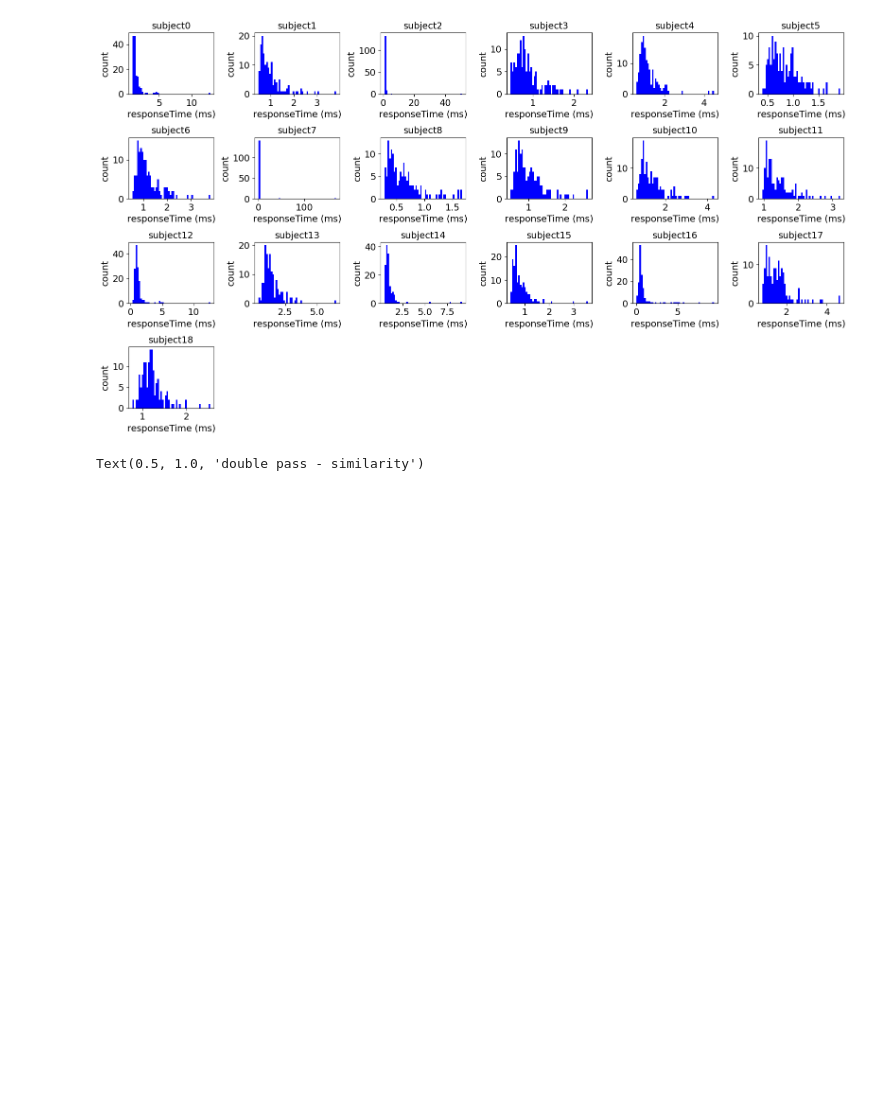
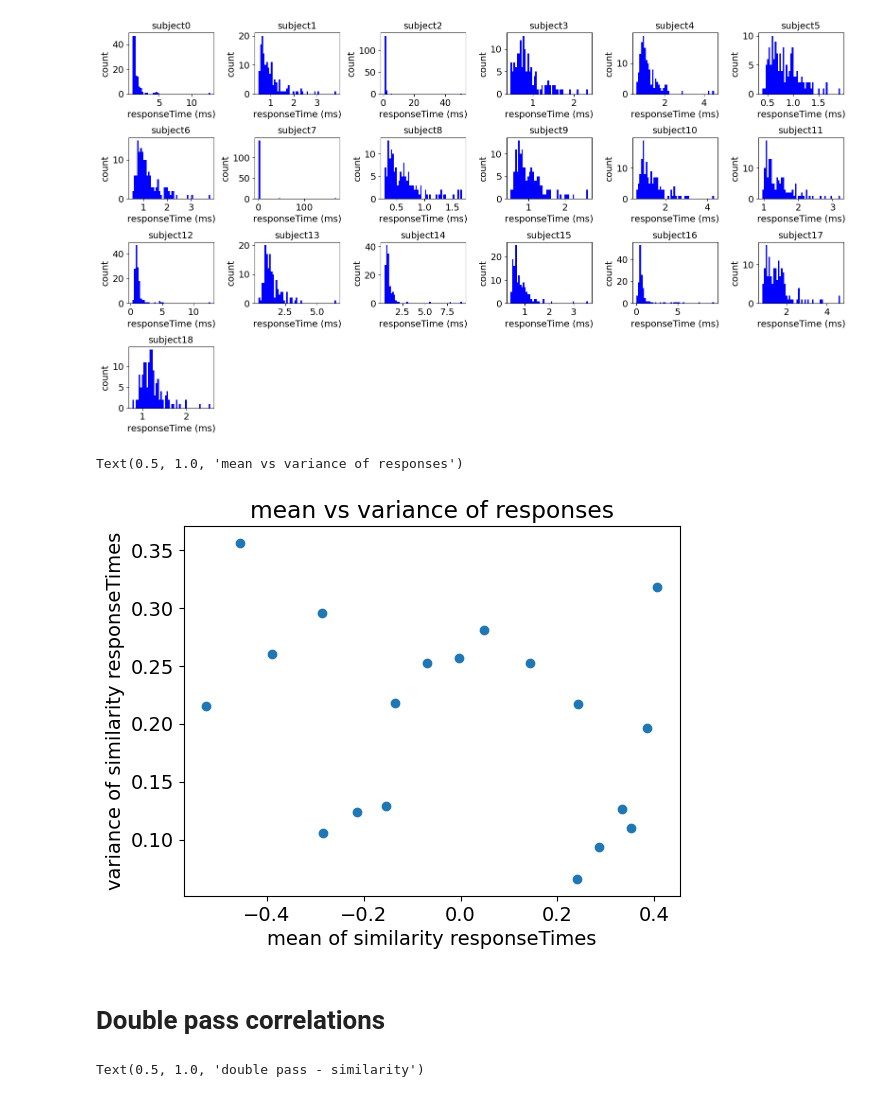
Before and after one commit to MtKana/preference_rating_GWOT, a Jupyter notebook: GWOT_2024_9_2.ipynb, the cells around one changed output. Drawn from its saved outputs; the diff is of its cells as text; code cells hidden in the pictures; blank space fills up the shorter version.

```diff
--- a/GWOT_2024_9_2.ipynb
+++ b/GWOT_2024_9_2.ipynb
@@ -302,3 +298,35 @@ print(tmp)
+# %%
+# Plot mean response of each participant against variance
+
+response_type = 'similarity' # 'similarity' or 'preference'
+data_column = 'responseTime' # 'response' or 'responseTime'
+
+pMatrices = dataMatrices[response_type][data_column]
+
+means = np.empty(len(pMatrices))
+vars = np.empty(len(pMatrices))
+
+for p in range(0, len(pMatrices)):
+    pMat = pMatrices[p].flatten()
+
+    # Take log of values if response time
+    if data_column == 'responseTime':
+        pMat = np.log(pMat)
+
+    means[p] = np.mean(pMat)
+    vars[p] = np.var(pMat)
+
+plt.scatter(means, vars)
+plt.xlabel(f'mean of {response_type} {data_column}s')
+plt.ylabel(f'variance of {response_type} {data_column}s')
+plt.title('mean vs variance of responses')
+
+#f"Overall {response_type} Pearson Correlation for {filename}: {overall_correlation}"
+# %% [output]
+Text(0.5, 1.0, 'mean vs variance of responses')
+[figure, added]
+# %% [markdown]
+# Double pass correlations
 # %%
 # Plot distribution of double pass correlations across participants
 
```
Also changed, not shown: parts of 4 cells of this notebook.
